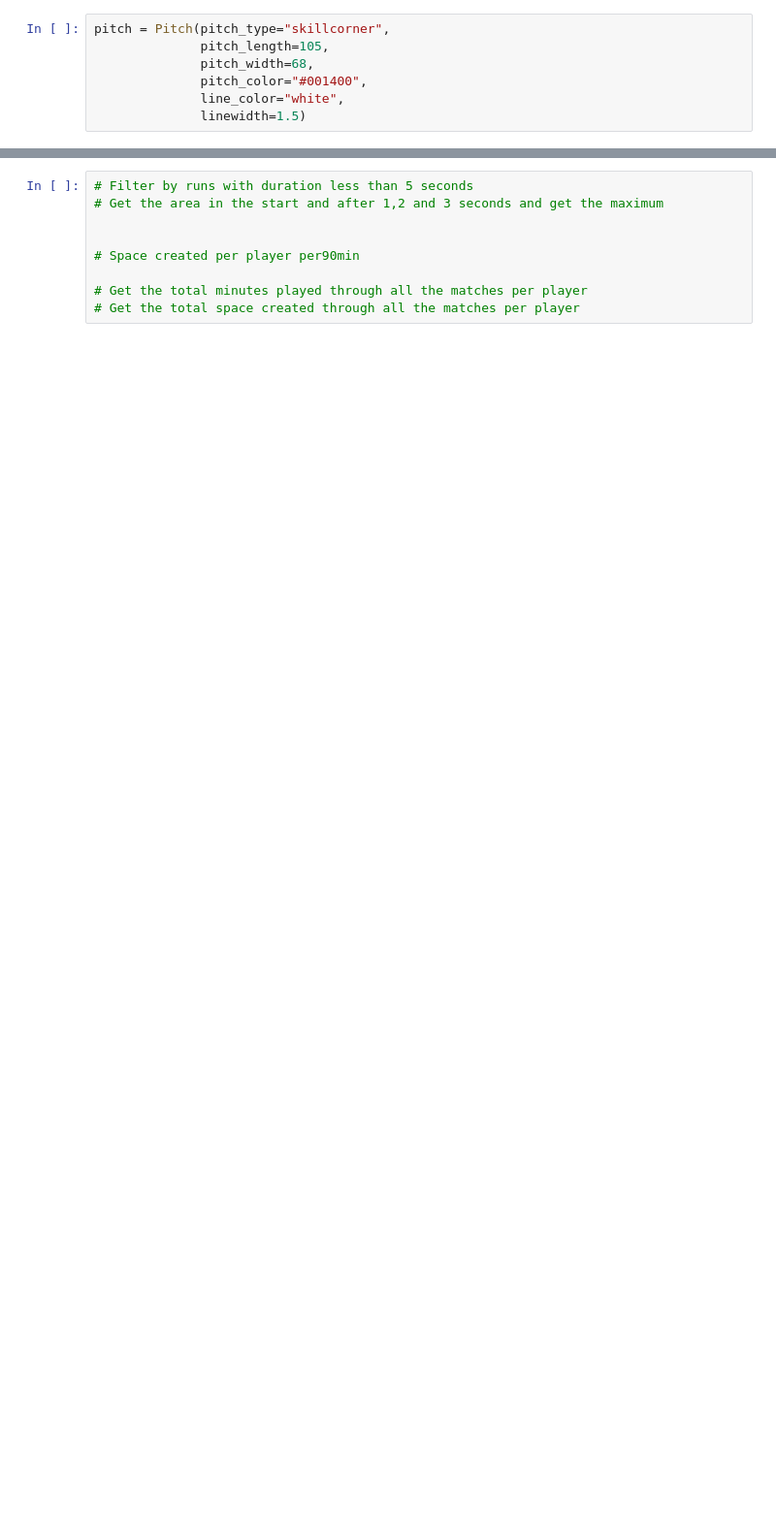
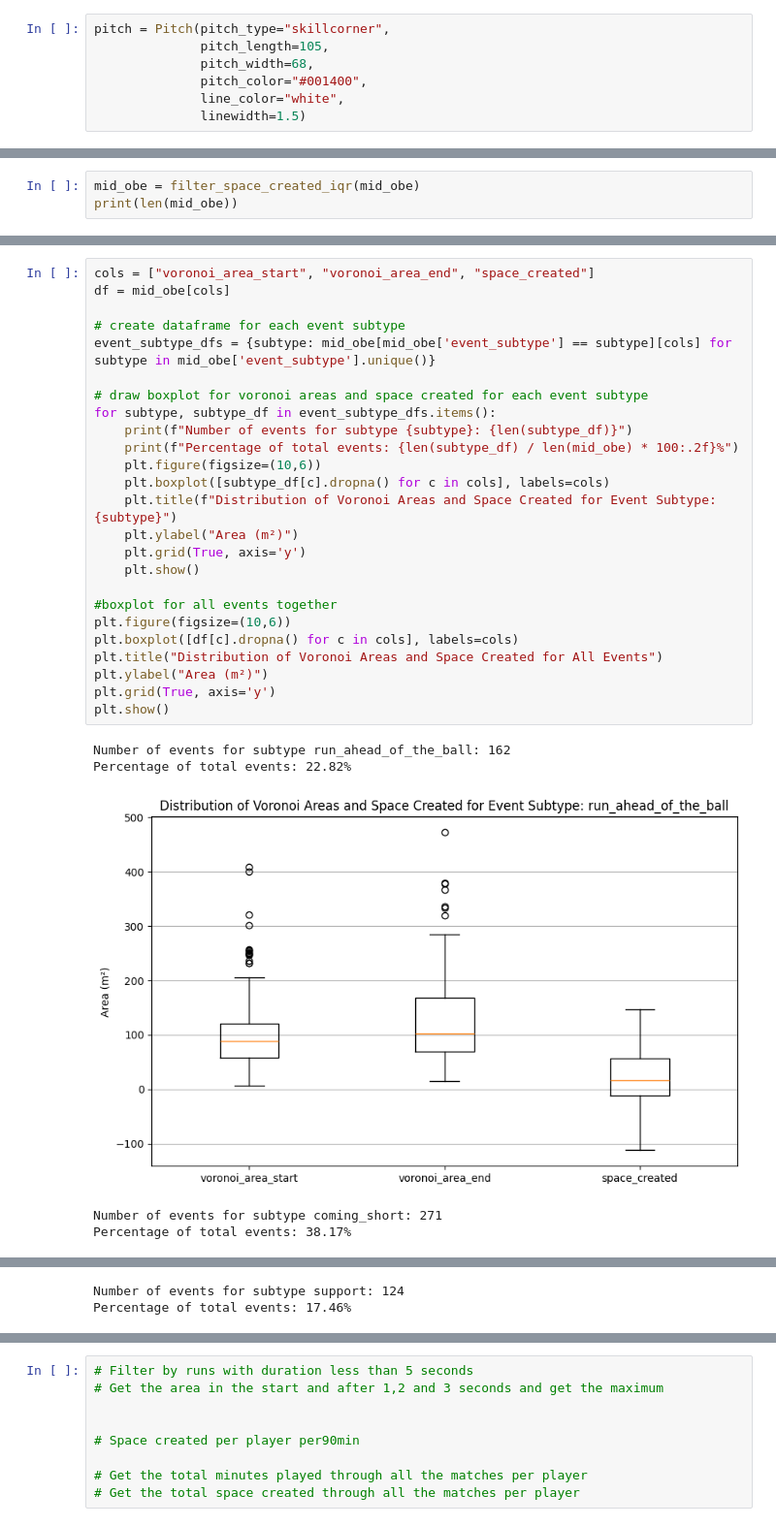
Before and after one commit to GabrielGausachs/analytics_cup_research, a Jupyter notebook: src/Utils/space_creation.ipynb, the cells around one changed output, grey strips where cells are left out. Shown at 97% size. Drawn from its saved outputs; the diff is of its cells as text; blank space fills up the shorter version.

Commit message:
spacecreation

```diff
--- a/src/Utils/space_creation.ipynb
+++ b/src/Utils/space_creation.ipynb
@@ -370,0 +421,3 @@ Top 5 indices with maximum space created: [1183, 1085, 660, 1079, 16]
+# %%
+mid_obe = filter_space_created_iqr(mid_obe)
+print(len(mid_obe))
@@ -370,0 +477,31 @@ Top 5 indices with maximum space created: [1183, 1085, 660, 1079, 16]
+# %%
+cols = ["voronoi_area_start", "voronoi_area_end", "space_created"]
+df = mid_obe[cols]
+
+# create dataframe for each event subtype
+event_subtype_dfs = {subtype: mid_obe[mid_obe['event_subtype'] == subtype][cols] for subtype in mid_obe['event_subtype'].unique()}
+
+# draw boxplot for voronoi areas and space created for each event subtype
+for subtype, subtype_df in event_subtype_dfs.items():
+    print(f"Number of events for subtype {subtype}: {len(subtype_df)}")
+    print(f"Percentage of total events: {len(subtype_df) / len(mid_obe) * 100:.2f}%")
+    plt.figure(figsize=(10,6))
+    plt.boxplot([subtype_df[c].dropna() for c in cols], labels=cols)
+    plt.title(f"Distribution of Voronoi Areas and Space Created for Event Subtype: {subtype}")
+    plt.ylabel("Area (m²)")
+    plt.grid(True, axis='y')
+    plt.show()
+
+#boxplot for all events together
+plt.figure(figsize=(10,6))
+plt.boxplot([df[c].dropna() for c in cols], labels=cols)
+plt.title("Distribution of Voronoi Areas and Space Created for All Events")
+plt.ylabel("Area (m²)")
+plt.grid(True, axis='y')
+plt.show()
+# %% [output]
+Number of events for subtype run_ahead_of_the_ball: 162
+Percentage of total events: 22.82%
+[figure, added]
+Number of events for subtype coming_short: 271
+Percentage of total events: 38.17%
@@ -370,0 +509,2 @@ Top 5 indices with maximum space created: [1183, 1085, 660, 1079, 16]
+Number of events for subtype support: 124
+Percentage of total events: 17.46%
```
Also changed, not shown: parts of 10 cells of this notebook.
